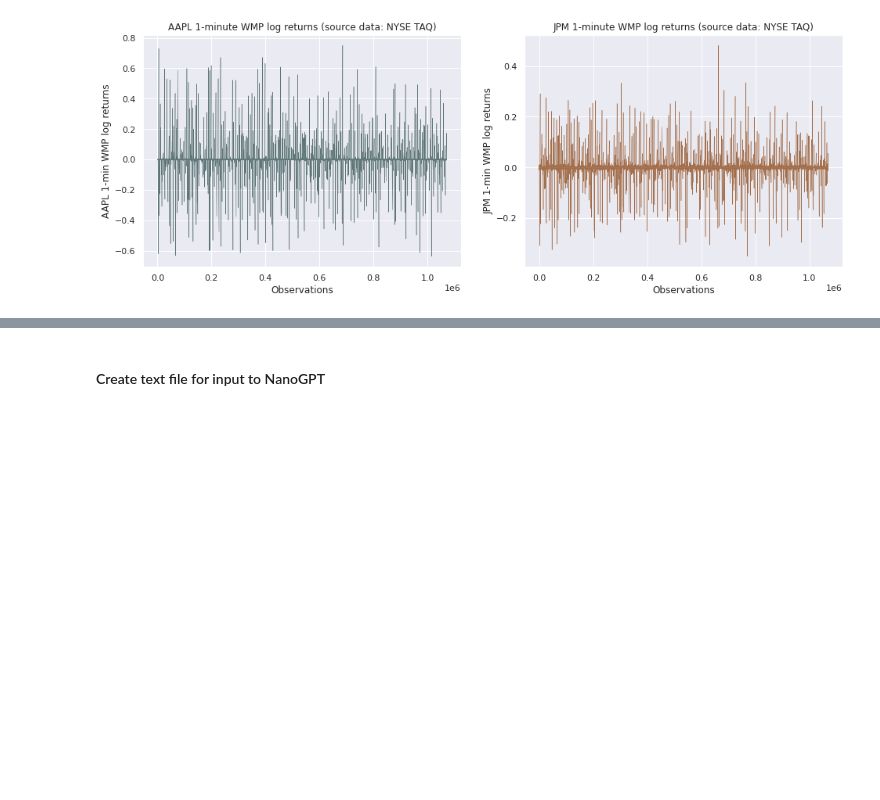
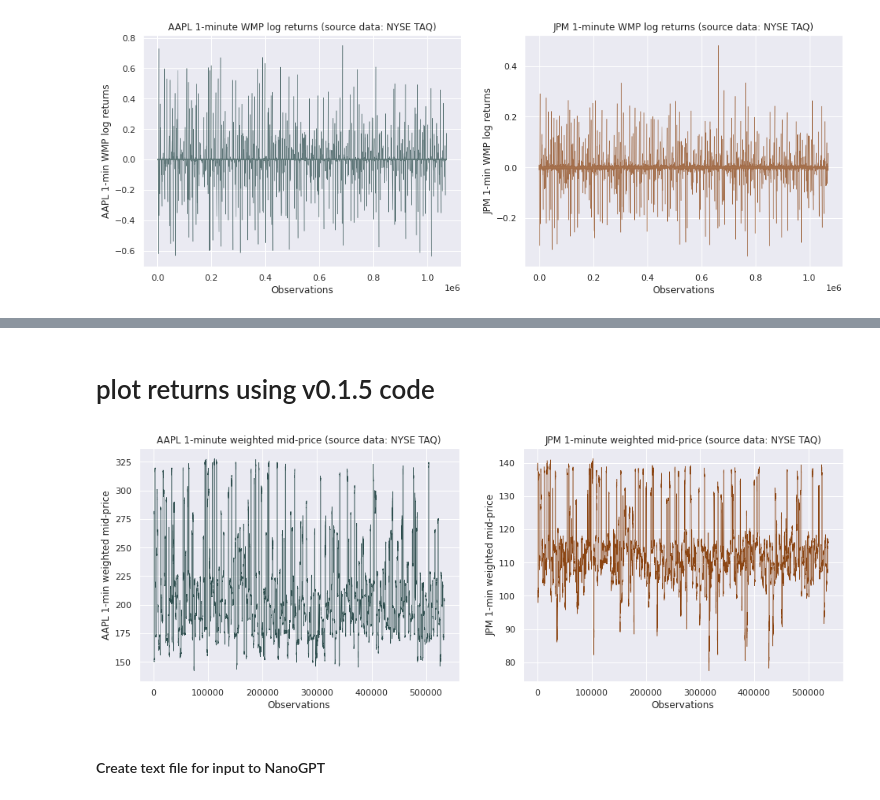
Before and after one commit to g-i-o-r-g-i-o/volgpt, a Jupyter notebook: volgpt_data.ipynb, the cells around one changed output, grey strips where cells are left out. Cells and saved outputs as stored; diff of their text form; code cells hidden in the pictures; blank space fills up the shorter version.

```diff
--- a/volgpt_data.ipynb
+++ b/volgpt_data.ipynb
@@ -185,0 +206,42 @@ plt.show();
+# %% [markdown]
+# plot returns using v0.1.5 code
+# %%
+# Returns plots
+from datetime import datetime, timedelta, date
+from scipy import stats
+import matplotlib.pyplot as plt
+from pandas.plotting import register_matplotlib_converters
+register_matplotlib_converters()
+import seaborn as sns
+sns.set()
+
+# df_data_AAPL, df_data_JPM, AAPL_rr, JPM_rr, AAPL_lr, JPM_lr, AAPL_stats, JPM_stats = high_frequency_data()
+
+startEndTimes = ['2018-01-01 00:00:00.0', '2020-03-31 23:59:59.0']
+startTime = pd._libs.tslibs.timestamps.Timestamp(startEndTimes[0])
+endTime = pd._libs.tslibs.timestamps.Timestamp(startEndTimes[1])
+startDate = str(startTime.date()).replace('-','.')
+endDate = str(endTime.date()).replace('-','.')
+currentTime = str(date.today())
+
+fig = plt.figure(figsize=(16,12))
+
+j = df_data_AAPL['WeightedMidPrice']
+j = pd.to_numeric(df_data_AAPL['WeightedMidPrice'], errors='coerce')  # convert to numeric to avoid problem with UNK values
+j = np.array(j).astype(float)
+j = j[j != 0].copy()
+ax1 = plt.subplot(221)
+ax1.set(title="AAPL 1-minute weighted mid-price (source data: NYSE TAQ)", xlabel="Observations", ylabel="AAPL 1-min weighted mid-price");
+ax1.plot(j, color='darkslategrey', linewidth=0.5)
+
+j = df_data_JPM
+j = j['WeightedMidPrice']
+j = np.array(j).astype(float)
+j = j[j != 0].copy()
+ax2 = plt.subplot(222)
+ax2.set(title="JPM 1-minute weighted mid-price (source data: NYSE TAQ)", xlabel="Observations", ylabel="JPM 1-min weighted mid-price")
+ax2.plot(j, color='saddlebrown', linewidth=0.5)
+
+plt.show();
+# %% [output]
+[figure, added]
```
Also changed, not shown: parts of 27 cells of this notebook, 1 other file.
